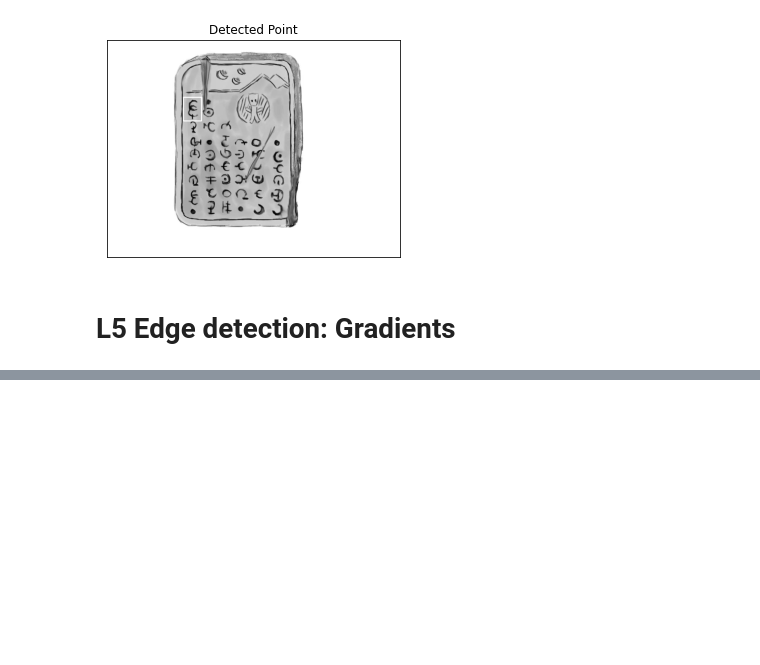
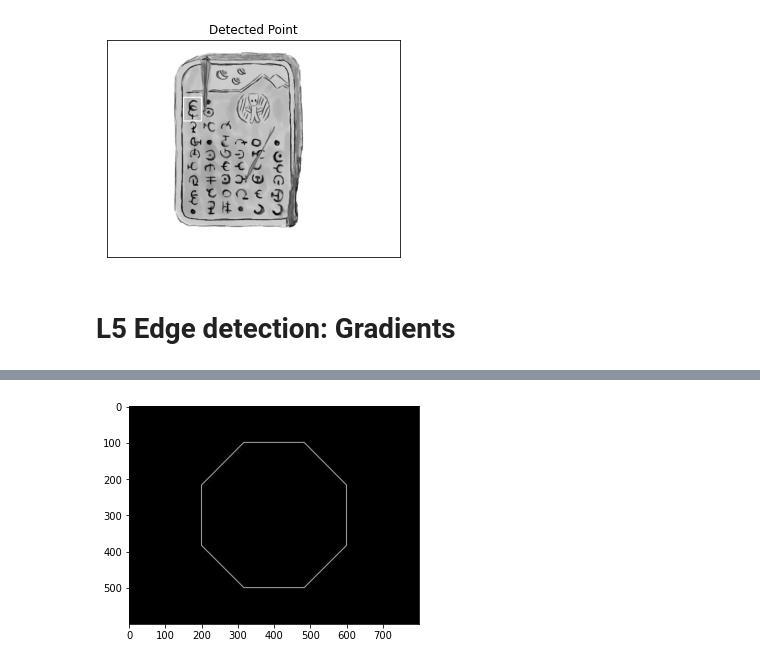
Before and after one commit to aten2001/CS6476-CV-1, a Jupyter notebook: 2A Linear image processing/In Class.ipynb, the cells around one changed output, grey strips where cells are left out. Saved outputs shown, nothing was run; the diff lists cells and outputs as text; code cells hidden in the pictures; blank space fills up the shorter version.

```diff
--- a/2A Linear image processing/In Class.ipynb
+++ b/2A Linear image processing/In Class.ipynb
@@ -232,0 +242,8 @@ axarr[1].title.set_text('Sobel Y gradients')
+# %%
+magnitude = np.sqrt(sobelx**2 + sobely**2)
+direction = np.arctan2(sobely, sobelx)
+# %%
+plt.imshow(magnitude, cmap='gray')
+plt.show()
+# %% [output]
+[figure, added]
```
Also changed, not shown: parts of 16 cells of this notebook, 2 other files.
